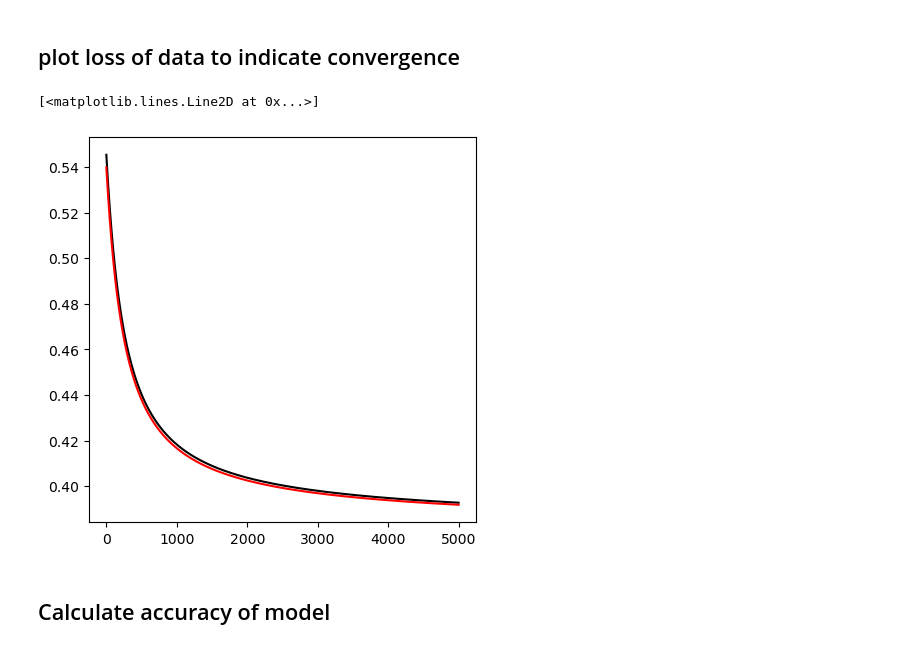
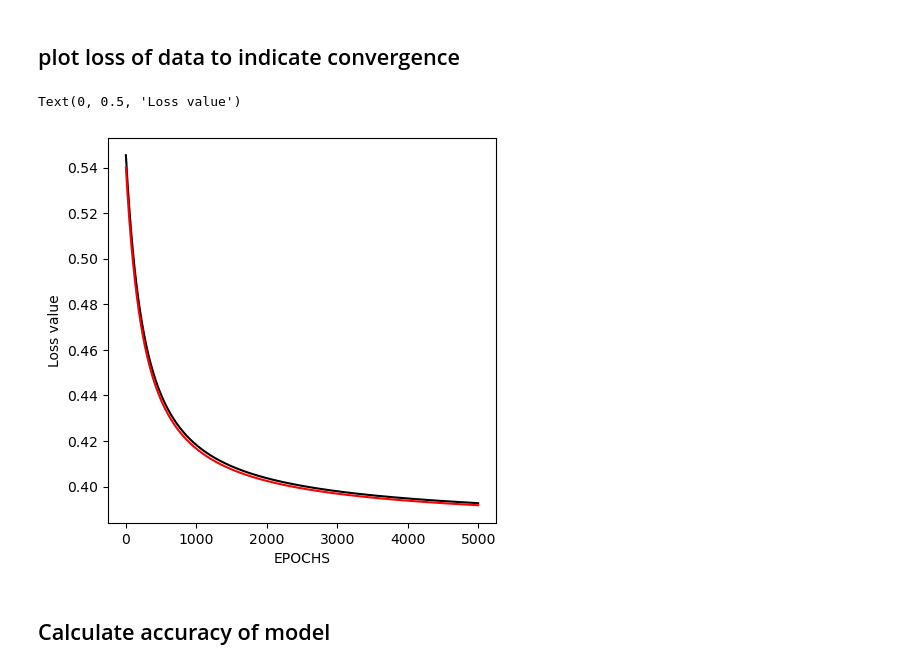
Before and after one commit to MohamedMandour10/Citrus-Binary-Classification, a Jupyter notebook: oranges-vs-grapefruit.ipynb, the cells around one changed output. Cells and saved outputs as stored; diff of their text form; code cells hidden in the pictures.

```diff
--- a/oranges-vs-grapefruit.ipynb
+++ b/oranges-vs-grapefruit.ipynb
@@ -822,11 +837,13 @@ for _ in range(EPOCHS):
 # %%
 fig = figure(figsize=(5,5))
 ax = fig.add_subplot(1,1,1)
 ax.plot(train_ls , "k")
 ax.plot(valid_ls , "r")
+plt.xlabel("EPOCHS")
+plt.ylabel("Loss value")
 # %% [output]
-[<matplotlib.lines.Line2D at 0x...>]
+Text(0, 0.5, 'Loss value')
-[figure, old version]
+[figure, new version]
 # %% [markdown]
 ## Calculate accuracy of model
 # %%
```
Also changed, not shown: parts of 25 cells of this notebook.
